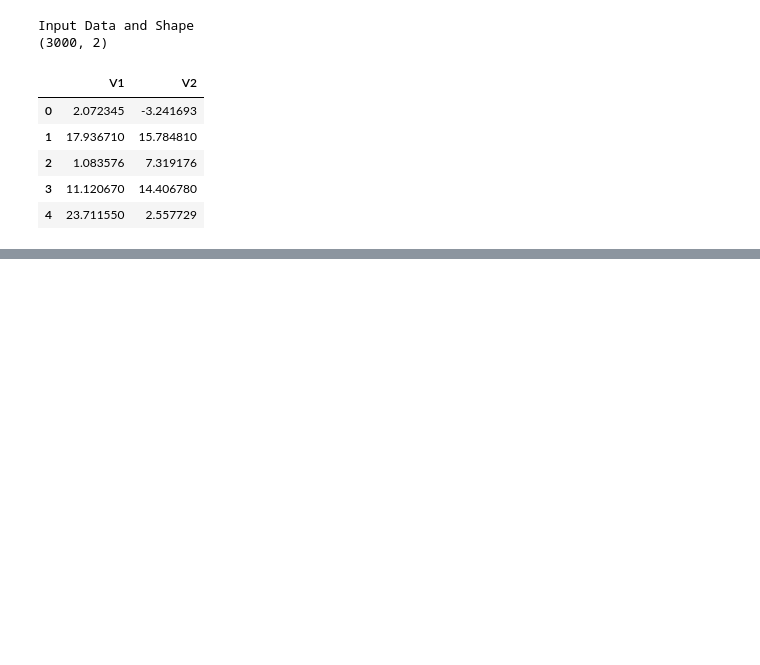
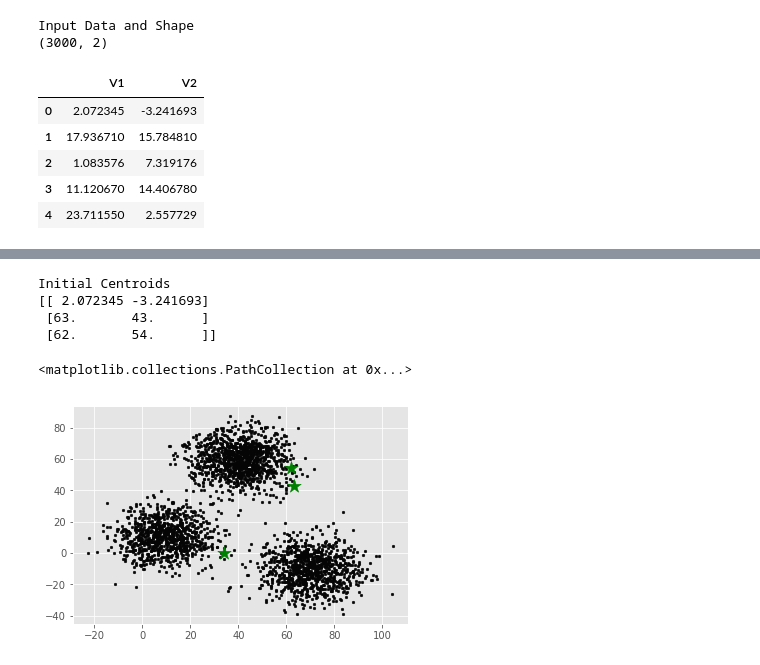
Before and after one commit to cs4540-f18/cs4540-f18.github.io, a Jupyter notebook: lectures/cs4540-f18-lecture20_clustering.ipynb, the cells around one changed output, grey strips where cells are left out. Saved outputs shown, nothing was run; the diff lists cells and outputs as text; code cells hidden in the pictures; blank space fills up the shorter version.

```diff
--- a/lectures/cs4540-f18-lecture20_clustering.ipynb
+++ b/lectures/cs4540-f18-lecture20_clustering.ipynb
@@ -33,12 +384,14 @@ plt.scatter(f1, f2, c='black', s=7)
 # %%
 # Euclidean Distance Caculator
 def dist(a, b, ax=1):
-    ### Implement this part ###
+    return np.linalg.norm(a - b, axis=ax)
 
 # Number of clusters
 k = 3
 # Set X coordinates of random centroids and Y coordinates of random centroids
-### Implement this part to randomly initialize centroids ###
+### TODO A: Implement this part to randomly initialize centroids ###
+C_x = None
+C_y = None
 C = np.array(list(zip(C_x, C_y)), dtype=np.float32)
 print("Initial Centroids")
 print(C)
@@ -94,0 +455,28 @@ ax.scatter(C[:, 0], C[:, 1], marker='*', s=200, c='#050505')
+# %%
+# Euclidean Distance Caculator
+def dist(a, b, ax=1):
+    return np.linalg.norm(a - b, axis=ax)
+
+# Number of clusters
+k = 3
+# Set X coordinates of random centroids and Y coordinates of random centroids
+### Implement this part to randomly initialize centroids ###
+C_x = np.random.randint(0, np.max(X)-20, size=k)
+C_y = np.random.randint(0, np.max(X)-20, size=k)
+
+C = np.array(list(zip(C_x, C_y)), dtype=np.float32)
+C[0] = X[0]
+
+print("Initial Centroids")
+print(C)
+
+# Plotting along with the Centroids
+plt.scatter(f1, f2, c='#050505', s=7)
+plt.scatter(C_x, C_y, marker='*', s=200, c='g')
+# %% [output]
+Initial Centroids
+[[ 2.072345 -3.241693]
+ [63.       43.      ]
+ [62.       54.      ]]
+<matplotlib.collections.PathCollection at 0x...>
+[figure, added]
```
Also changed, not shown: parts of 47 cells of this notebook, 13 other files.
